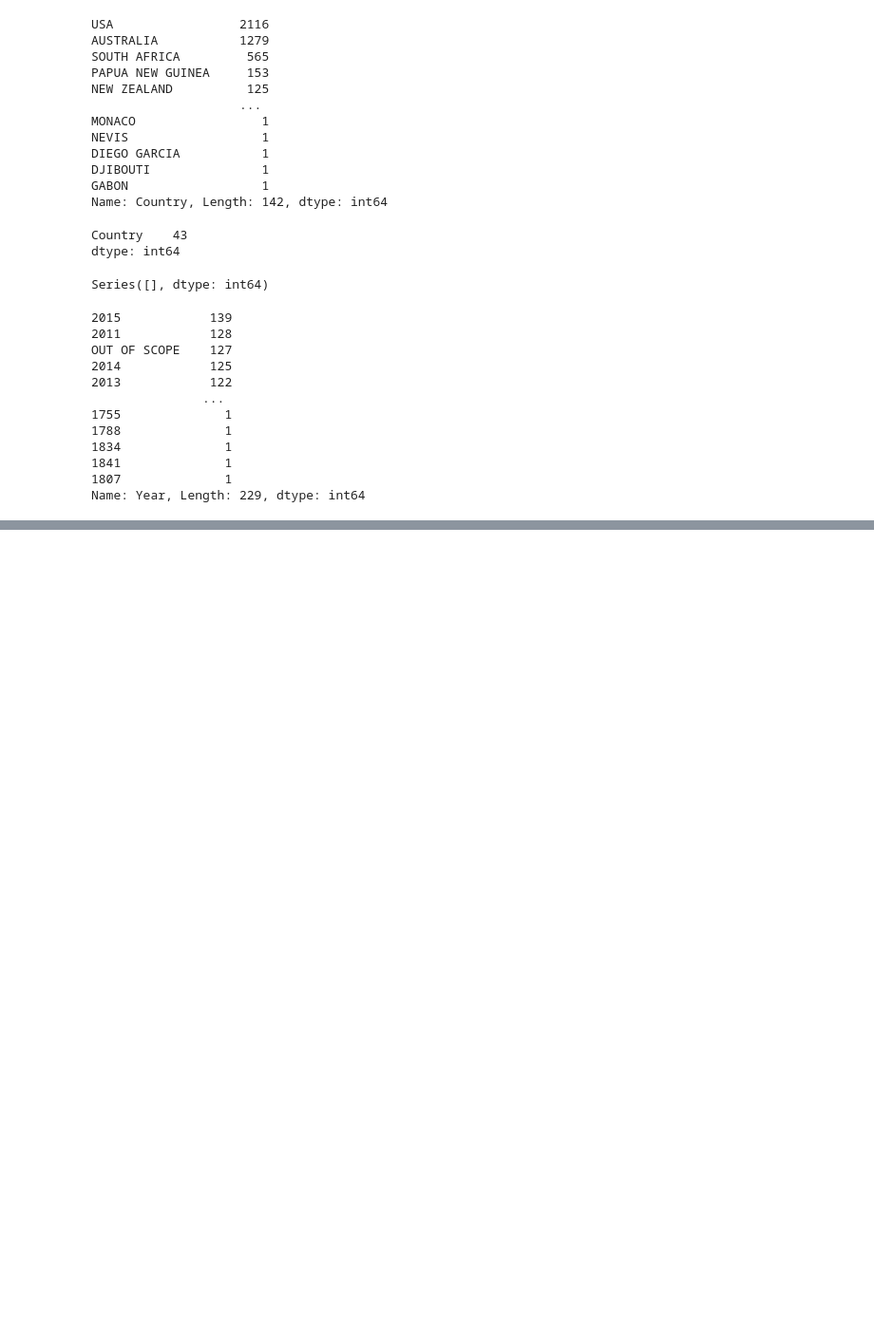
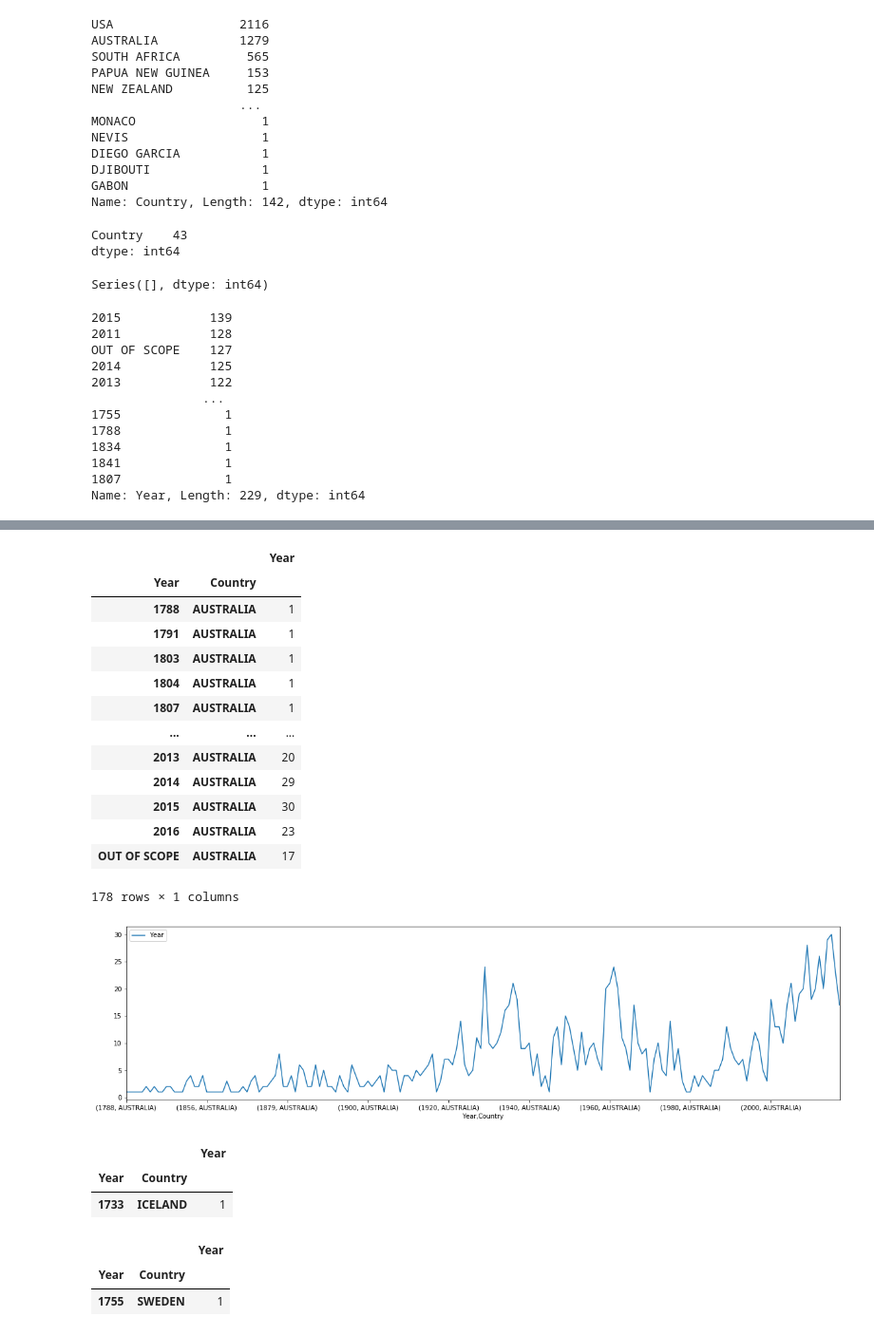
Before and after one commit to meryreddoor/project-clean-folder, a Jupyter notebook: Project Cleaning folders.ipynb, the cells around one changed output, grey strips where cells are left out. Shown at 95% size. Drawn from its saved outputs; the diff is of its cells as text; code cells hidden in the pictures; blank space fills up the shorter version.

```diff
--- a/Project Cleaning folders.ipynb
+++ b/Project Cleaning folders.ipynb
@@ -250,0 +324,43 @@ gr_df
+# %%
+High=shark_output[shark_output['Country'].eq('AUSTRALIA')]
+gr_df = High.groupby(['Year','Country']).agg({"Year":"count"})
+gr_df
+
+display(gr_df)
+gr_df.plot.line(figsize=(20,5));
+# %% [output]
+|  |  | Year |
+| Year | Country |  |
+| 1788 | AUSTRALIA | 1 |
+| 1791 | AUSTRALIA | 1 |
+| 1803 | AUSTRALIA | 1 |
+| 1804 | AUSTRALIA | 1 |
+| 1807 | AUSTRALIA | 1 |
+| ... | ... | ... |
+| 2013 | AUSTRALIA | 20 |
+| 2014 | AUSTRALIA | 29 |
+| 2015 | AUSTRALIA | 30 |
+| 2016 | AUSTRALIA | 23 |
+| OUT OF SCOPE | AUSTRALIA | 17 |
+178 rows × 1 columns
+[figure, added]
+# %%
+High=shark_output[shark_output['Country'].eq('ICELAND')]
+gr_df = High.groupby(['Year','Country']).agg({"Year":"count"})
+gr_df
+
+display(gr_df)
+# %% [output]
+|  |  | Year |
+| Year | Country |  |
+| 1733 | ICELAND | 1 |
+# %%
+High=shark_output[shark_output['Country'].eq('SWEDEN')]
+gr_df = High.groupby(['Year','Country']).agg({"Year":"count"})
+gr_df
+
+display(gr_df)
+# %% [output]
+|  |  | Year |
+| Year | Country |  |
+| 1755 | SWEDEN | 1 |
```
Also changed, not shown: parts of 10 cells of this notebook, 3 other files.
